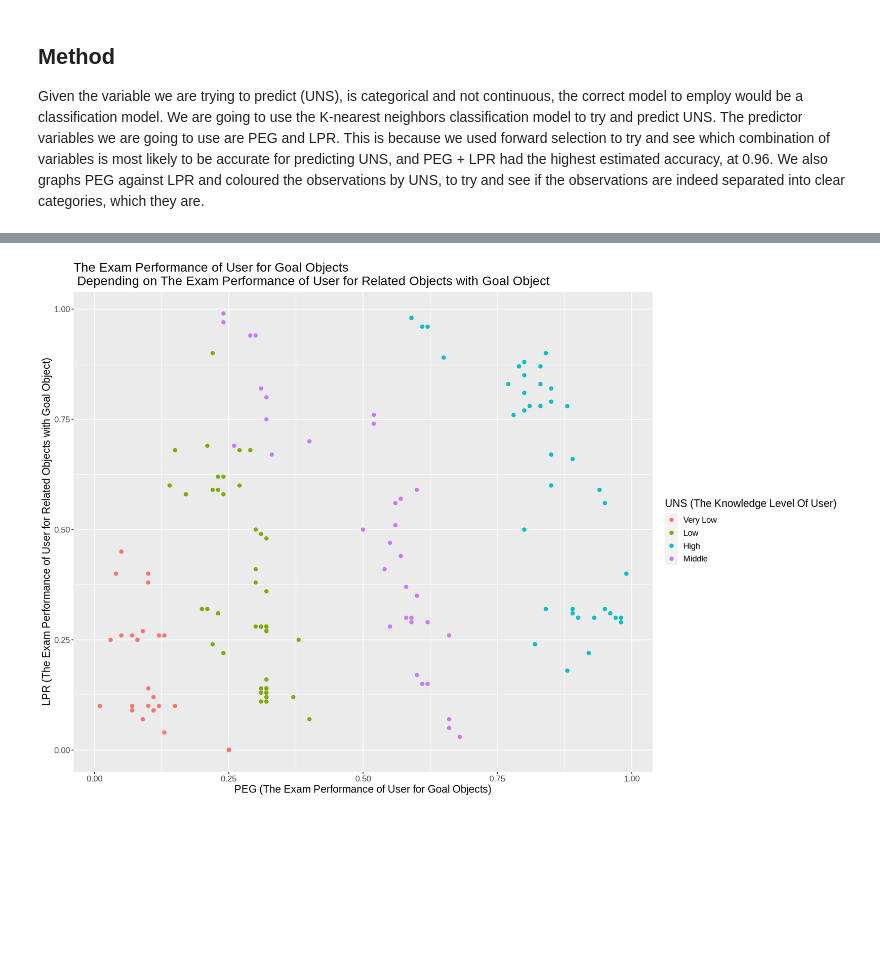
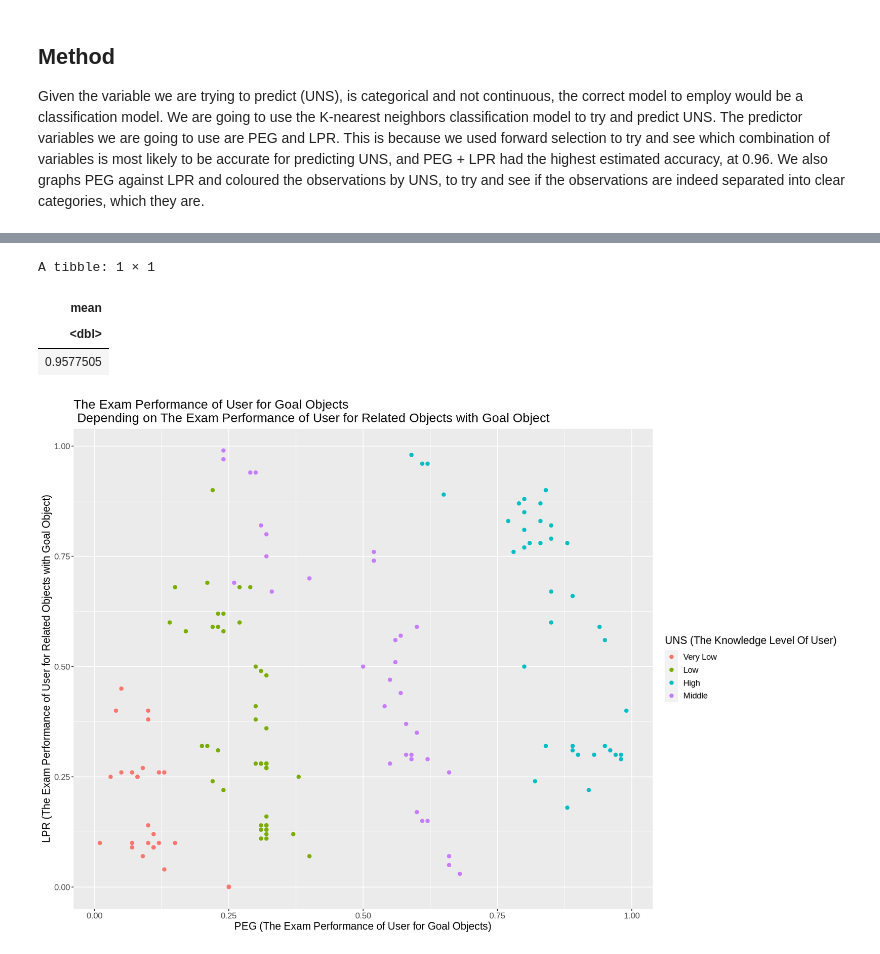
Before and after one commit to jjannahm/dsci_groupproject_report, a Jupyter notebook: proposal.ipynb, the cells around one changed output, grey strips where cells are left out. Cells and saved outputs as stored; diff of their text form; code cells hidden in the pictures; blank space fills up the shorter version.

Commit message:
printing the model accuracy

```diff
--- a/proposal.ipynb
+++ b/proposal.ipynb
@@ -270,6 +300,16 @@ user_fit <- workflow() |>
 
 class_prediction <- predict(user_fit, user_test_data) |>
               bind_cols(user_test_data)
+# %%
+accuracy <- knn_fit |>
+    filter(neighbors == 3) |>
+    select(mean)
+accuracy
+# %% [output]
+A tibble: 1 × 1
+| mean |
+| <dbl> |
+| 0.9577505 |
 # %%
 options(repr.plot.width = 15, repr.plot.height = 10)
 class_plot <- ggplot(class_prediction, aes(x = PEG, y = LPR, color = as_factor(UNS))) +
```
Also changed, not shown: parts of 13 cells of this notebook.
